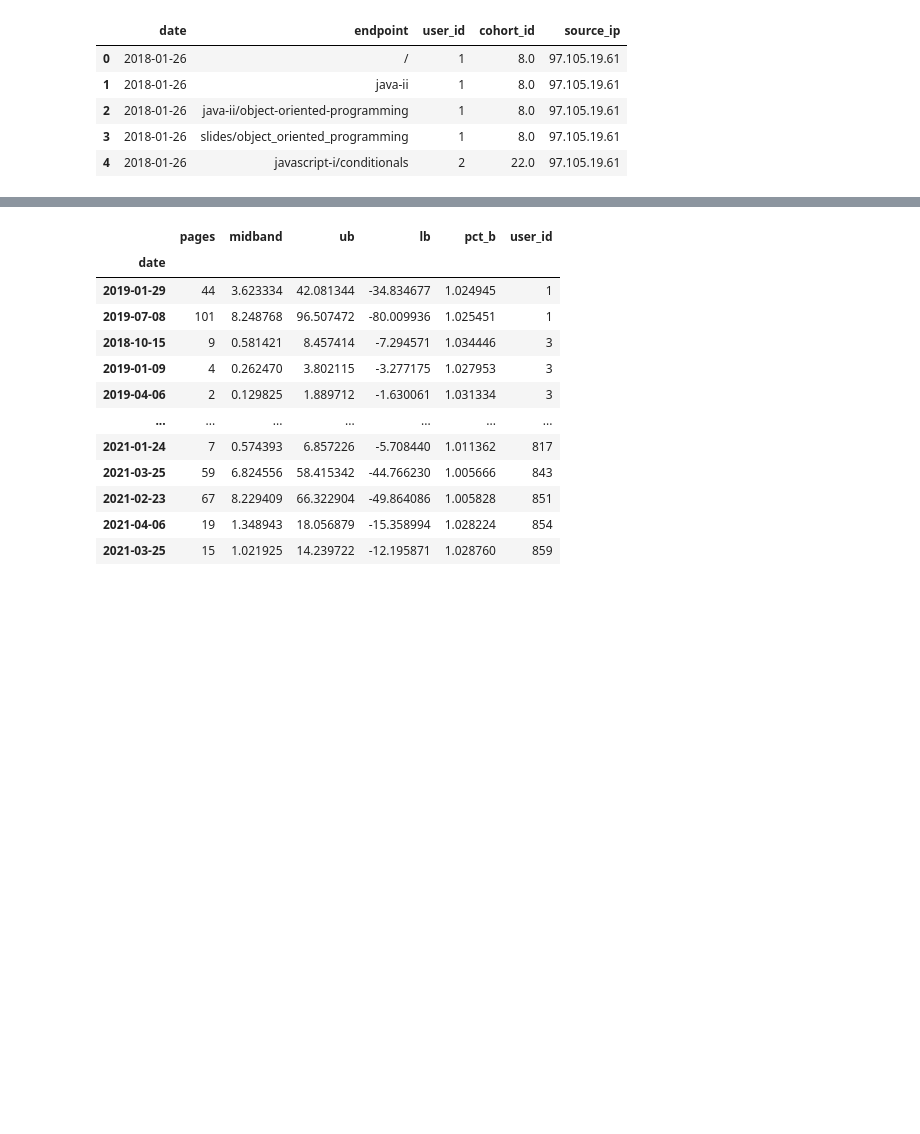
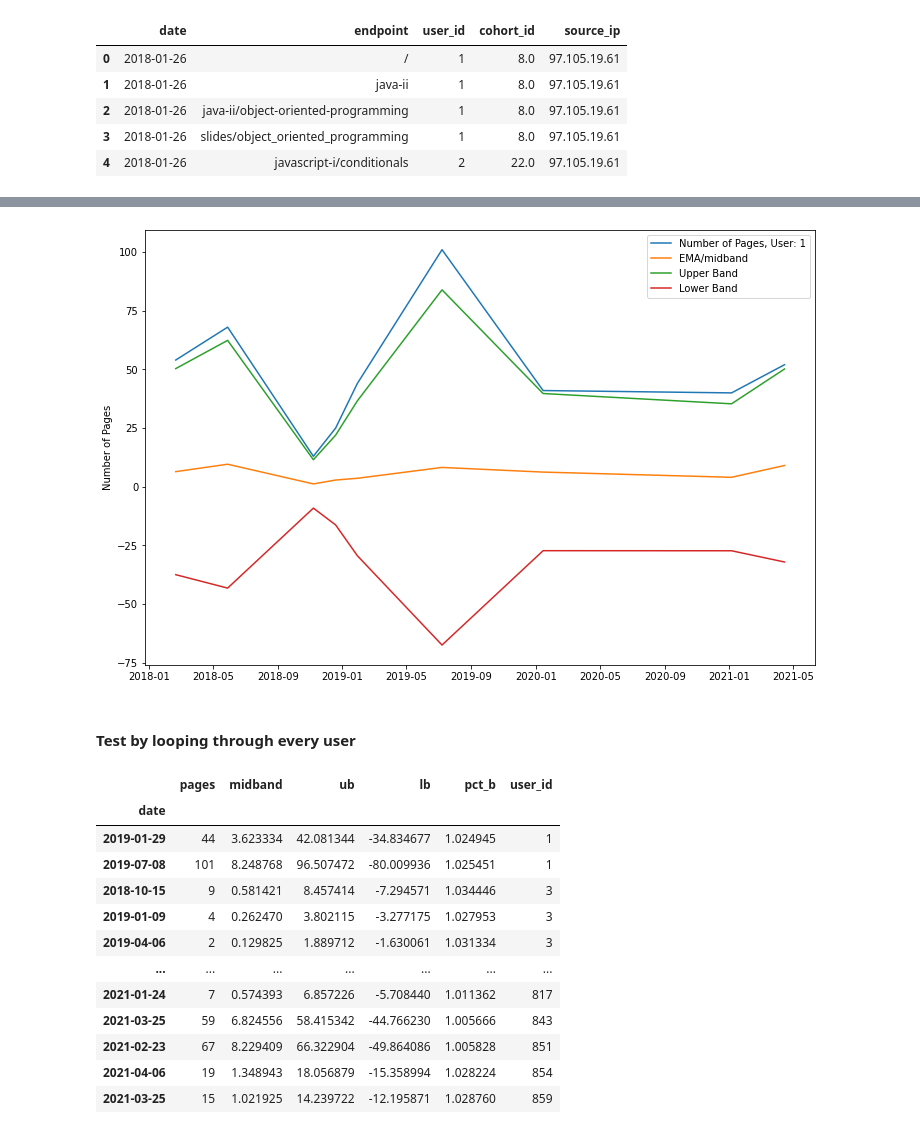
Before and after one commit to aliciag92/anomaly-detection-exercises, a Jupyter notebook: TS-AD.ipynb, the cells around one changed output, grey strips where cells are left out. Cells and saved outputs as stored; diff of their text form; code cells hidden in the pictures; blank space fills up the shorter version.

```diff
--- a/TS-AD.ipynb
+++ b/TS-AD.ipynb
@@ -518,10 +588,15 @@ df.head()
 # %%
-#test on a single user
+#specify user, span, weight
 user = 1
 span = 30
-weight = 6
+weight = 3
+
+#create empty dataframe
+anomalies = pd.DataFrame()
+
+#use find_anomalies function to create user_df
 user_df = find_anomalies(df, user, span, weight)
 
-anomalies = pd.DataFrame()
-user_df = find_anomalies(df, user, span, weight)
+#concatenate user_df to empty anomalies df (axis=0 to add rows)
 anomalies = pd.concat([anomalies, user_df], axis=0)
+anomalies
@@ -528 +615,8 @@ anomalies = pd.concat([anomalies, user_df], axis=0)
+# %%
+#plot by calling plt_bands function
+plt_bands(user_df, user)
+# %% [output]
+[figure, added]
+# %% [markdown]
+#### Test by looping through every user
 # %%
```
Also changed, not shown: parts of 9 cells of this notebook.
